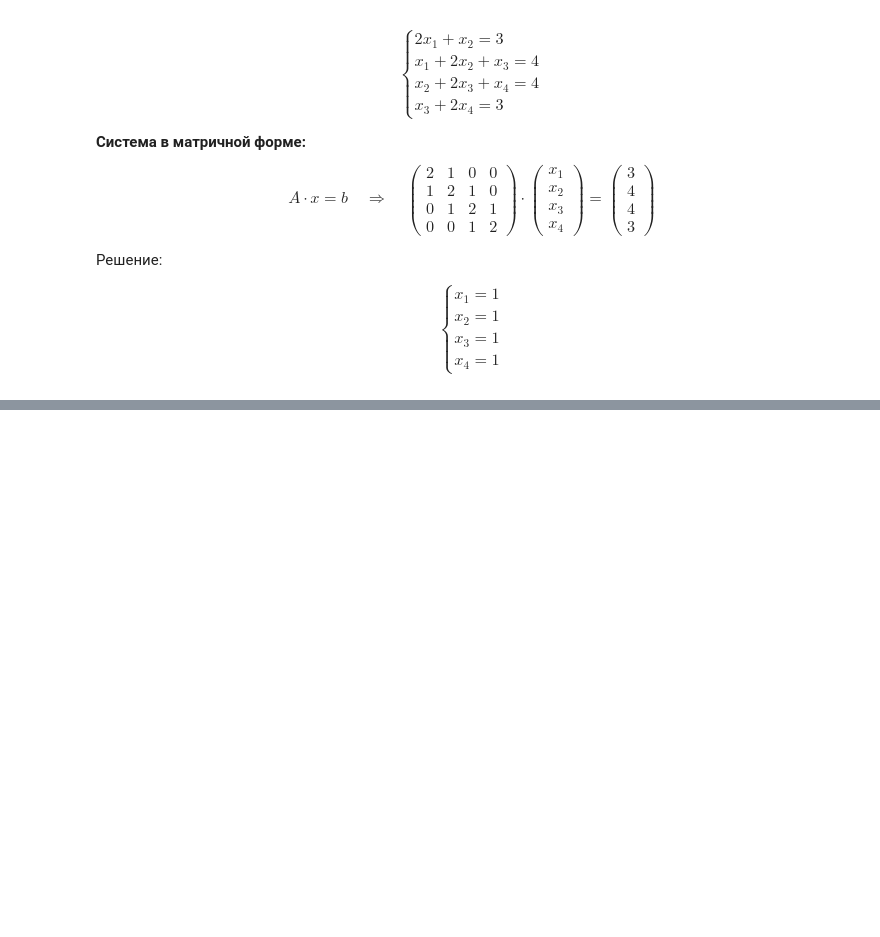
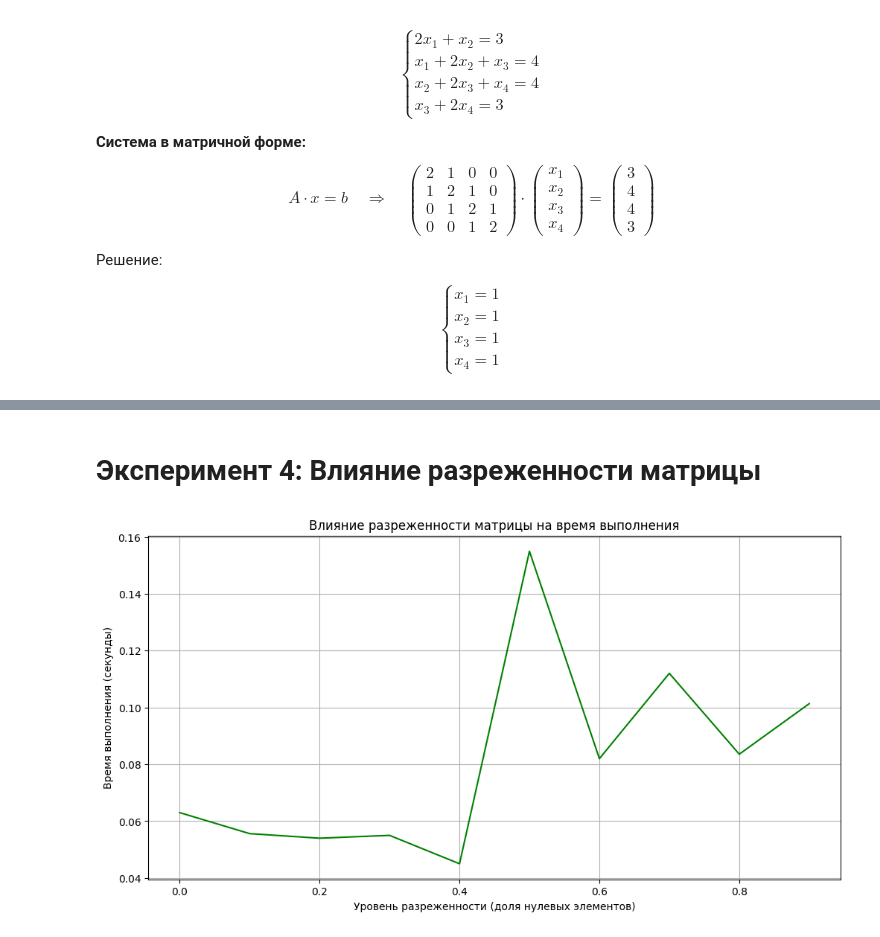
Before and after one commit to yobysheva/numerical_methods, a Jupyter notebook: matrix_algorithm.ipynb, the cells around one changed output, grey strips where cells are left out. Saved outputs shown, nothing was run; the diff lists cells and outputs as text; code cells hidden in the pictures; blank space fills up the shorter version.

```diff
--- a/matrix_algorithm.ipynb
+++ b/matrix_algorithm.ipynb
@@ -130,0 +280,24 @@ array([1., 1., 1., 1.])
+# %% [markdown]
+# Эксперимент 4: Влияние разреженности матрицы
+# %%
+sparsity_levels = np.linspace(0, 0.9, 10)
+times_sparse = []
+n = 20000
+
+for sparsity in sparsity_levels:
+    A = np.random.choice([0, 1], size=n-1, p=[sparsity, 1-sparsity])
+    B = 2 * np.ones(n)
+    C = np.random.choice([0, 1], size=n-1, p=[sparsity, 1-sparsity])
+    F = np.concatenate([[3], 4*np.ones(n-2), [3]])
+    _, t = traditional_matrix_algorithm(A, B, C, F)
+    times_sparse.append(t)
+
+plt.figure(figsize=(12, 6))
+plt.plot(sparsity_levels, times_sparse, 'g-')
+plt.title('Влияние разреженности матрицы на время выполнения')
+plt.xlabel('Уровень разреженности (доля нулевых элементов)')
+plt.ylabel('Время выполнения (секунды)')
+plt.grid(True)
+plt.show()
+# %% [output]
+[figure, added]
```
Also changed, not shown: parts of 18 cells of this notebook.
